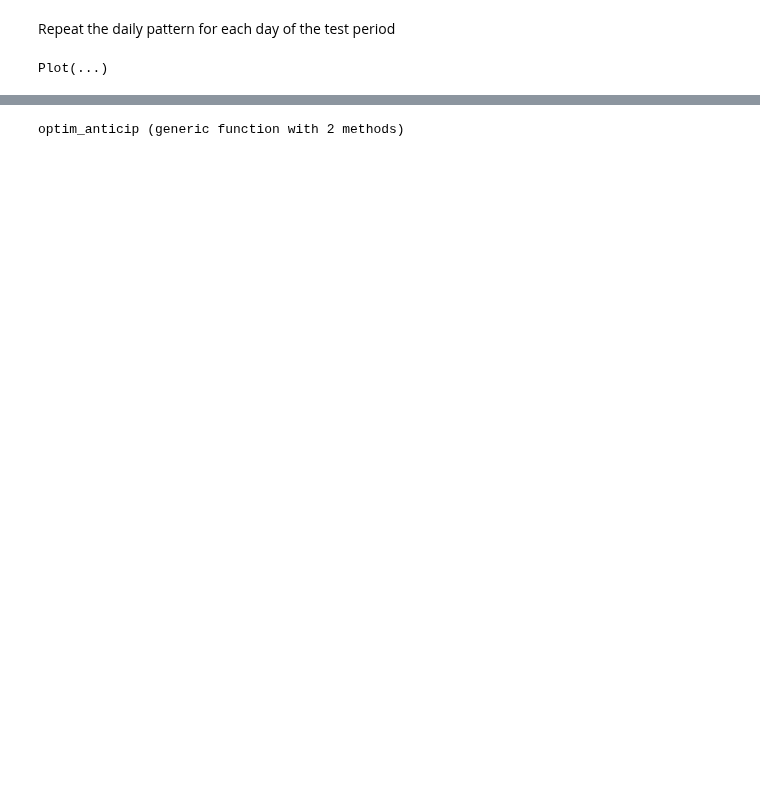
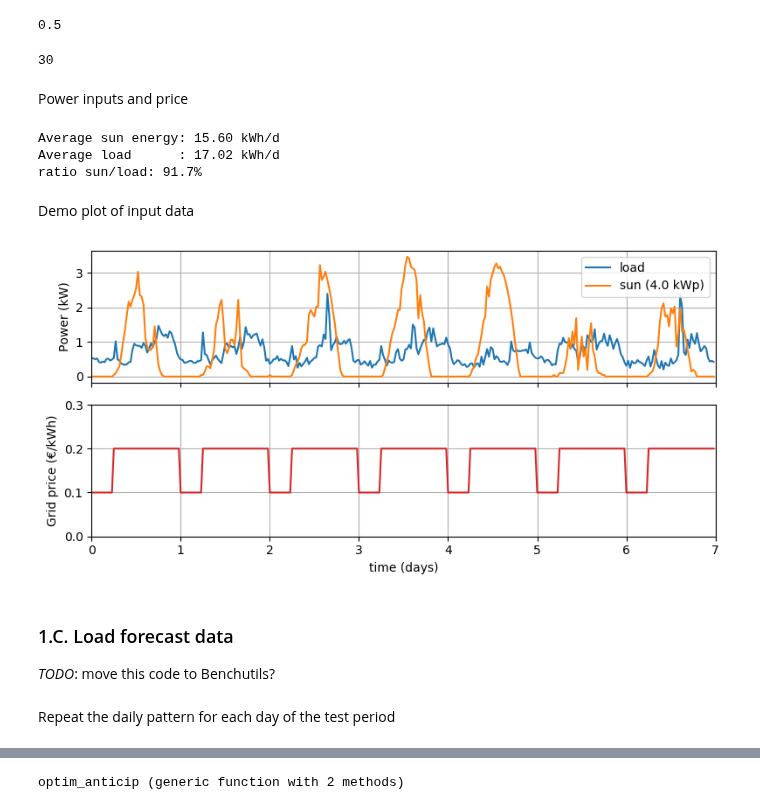
Before and after one commit to pierre-haessig/solarhome-control-bench, a Jupyter notebook: methods/julia_jump_mpc/julia_determinist_opt.ipynb, the cells around one changed output, grey strips where cells are left out. Drawn from its saved outputs; the diff is of its cells as text; code cells hidden in the pictures; blank space fills up the shorter version.

```diff
--- a/methods/julia_jump_mpc/julia_determinist_opt.ipynb
+++ b/methods/julia_jump_mpc/julia_determinist_opt.ipynb
@@ -140,0 +42,2 @@ prod_dmean .*= params["P_pvp"]/1.04;
+# %%
+params, data = bu.load_data(subset="test");
@@ -140,0 +64,64 @@ prod_dmean .*= params["P_pvp"]/1.04;
+# %%
+t = data["t"] # hours
+td = t/24; # days
+dt = t[2] - t[1] # timestep, hours
+dt
+# %% [output]
+0.5
+# %%
+n = length(t)
+ndays = Int(n/48) # days
+ndays
+# %% [output]
+30
+# %% [markdown]
+Power inputs and price
+# %%
+P_load = data["P_load_sp"]
+# scaling of PV production
+P_sun = data["P_sun_1k"]*params.P_pvp;
+c_grid = data["c_grid"];
+# %%
+@printf("Average sun energy: %.2f kWh/d\n", mean(P_sun)*24)
+@printf("Average load      : %.2f kWh/d\n", mean(P_load)*24)
+@printf("ratio sun/load: %.1f%%", mean(P_sun)/mean(P_load)*100)
+# %% [output]
+Average sun energy: 15.60 kWh/d
+Average load      : 17.02 kWh/d
+ratio sun/load: 91.7%
+# %% [markdown]
+Demo plot of input data
+# %%
+fig, (ax1,ax2) = plt.subplots(2,1, figsize=(8,4), sharex=true)
+z = 1:7*48
+
+# Power flow inputs:
+ax1.plot(td[z], P_load[z], label="load", color="tab:blue")
+ax1.plot(td[z], P_sun[z], label="sun ($(params.P_pvp) kWp)", color="tab:orange")
+
+ax1.legend()
+ax1.grid(true)
+
+ax1.set(
+    xlim = (0,7),
+    ylabel = "Power (kW)"
+)
+
+# Grid price
+ax2.plot(td[z], c_grid[z], color="tab:red")
+
+ax2.grid(true)
+
+ax2.set(
+    xlim = (0,7),
+    ylim = (0,0.3),
+    xlabel = "time (days)",
+    ylabel = "Grid price (€/kWh)"
+)
+fig.tight_layout()
+# %% [output]
+[figure, added]
+# %% [markdown]
+### 1.C. Load forecast data
+
+*TODO*: move this code to Benchutils?
@@ -143,11 +141,3 @@ Repeat the daily pattern for each day of the test period
 # %%
 P_load_fc = repeat(cons_dmean, outer=ndays);
 P_sun_fc = repeat(prod_dmean, outer=ndays);
-# %%
-ndp = 3 # nb of days to plot
-plot(layer(x=td[1:ndp*48], y=P_load_fc[1:ndp*48], Geom.line, Theme(default_color=colorant"blue")  ),
-     layer(x=td[1:ndp*48], y=P_sun_fc[1:ndp*48],  Geom.line, Theme(default_color=colorant"orange") ),
-     Guide.title("Load and sun power forecast"), Guide.ylabel("kW")
-)
-# %% [output]
-Plot(...)
```
Also changed, not shown: parts of 83 cells of this notebook, 22 other files.
